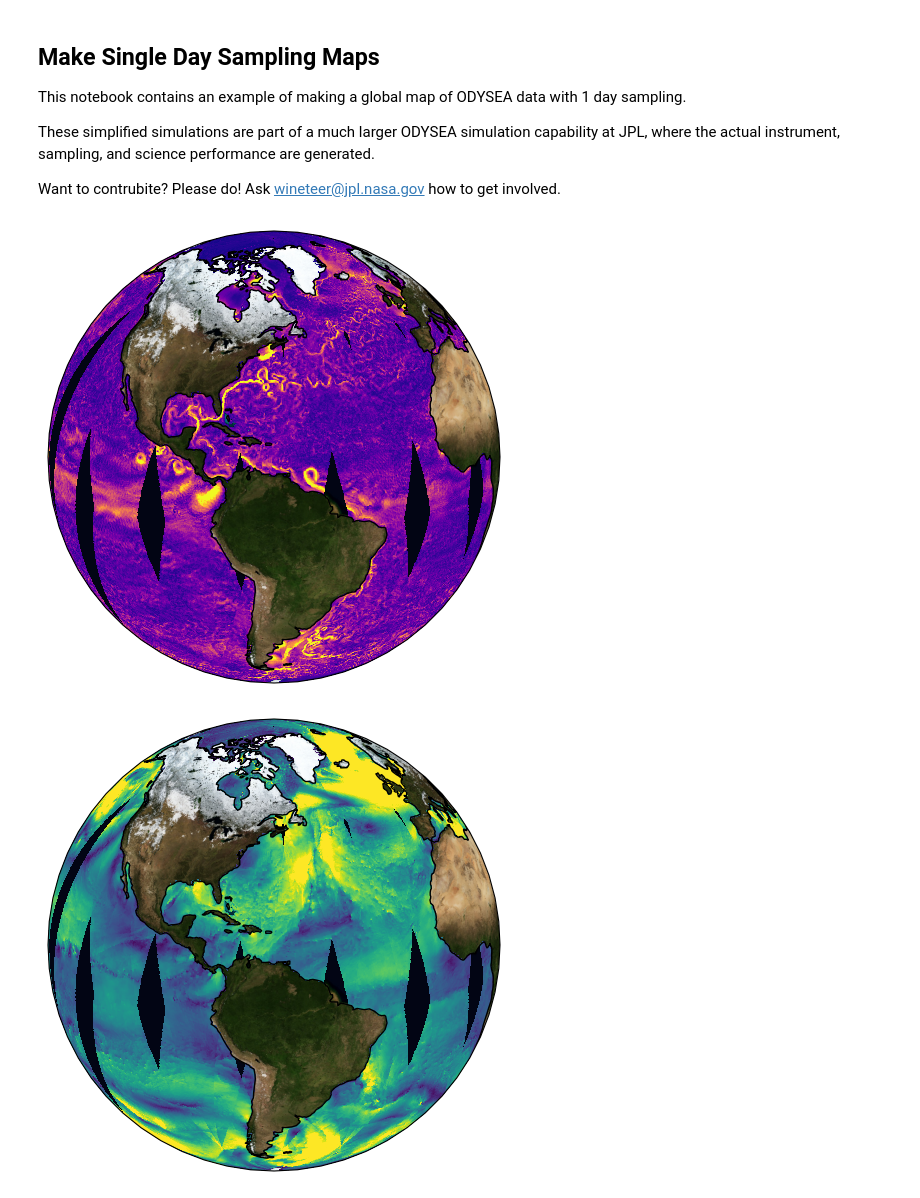
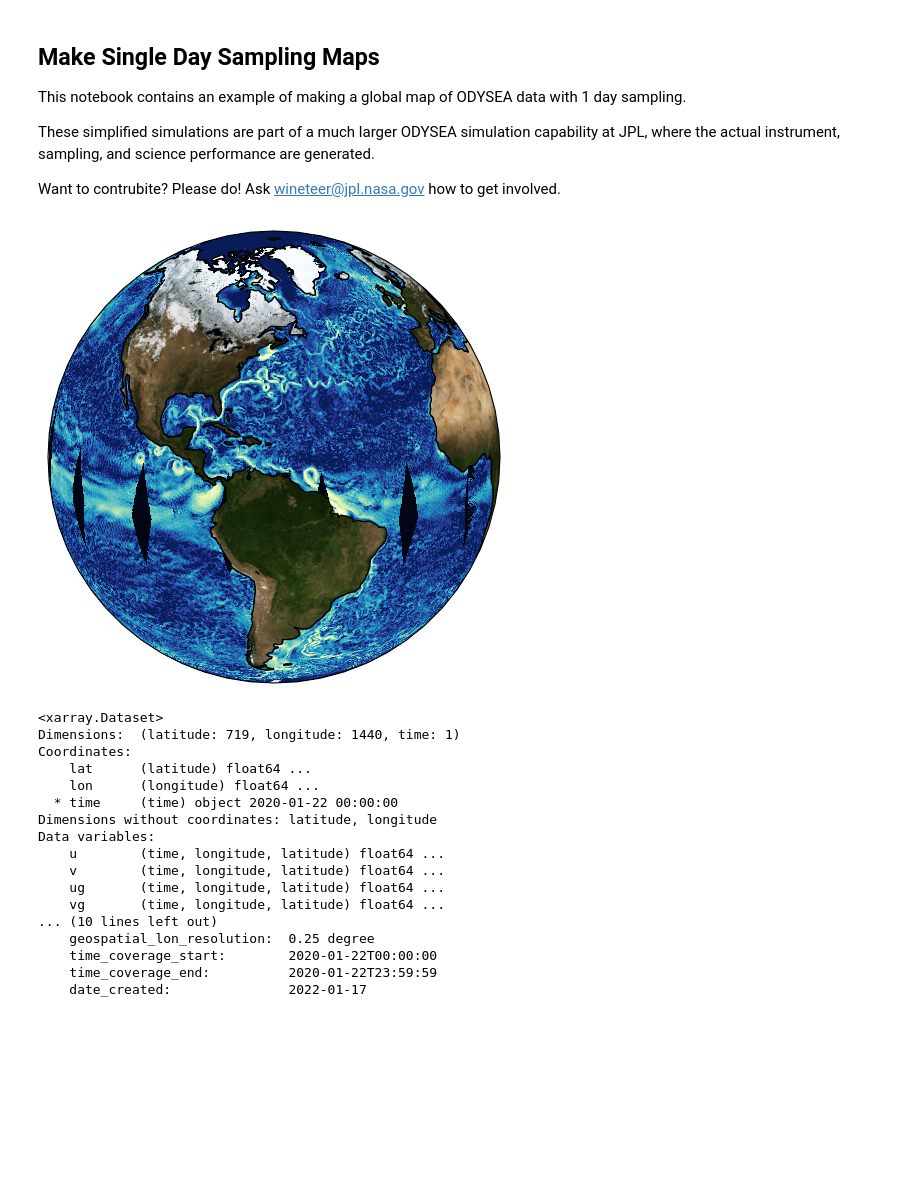
Before and after one commit to awineteer/odysea-science-simulator, a Jupyter notebook: examples/make_globe_maps.ipynb, the cells around one changed output. Drawn from its saved outputs; the diff is of its cells as text; code cells hidden in the pictures; blank space fills up the shorter version.

```diff
--- a/examples/make_globe_maps.ipynb
+++ b/examples/make_globe_maps.ipynb
@@ -30,8 +30,8 @@ matplotlib.rc('text',usetex=False)
 
 matplotlib.rcParams.update({"axes.grid" : True, "grid.color": "black"})
 # %%
-start_time = datetime.datetime.strptime('2020-01-22:12','%Y-%M-%d:%H')
-end_time = datetime.datetime.strptime('2020-01-23:12','%Y-%M-%d:%H')
+start_time = datetime.datetime.strptime('2020-01-22:12','%Y-%m-%d:%H')
+end_time = datetime.datetime.strptime('2020-01-25:12','%Y-%m-%d:%H')
 
 odysea = OdyseaSwath()
 orbits = odysea.getOrbits(start_time = start_time,end_time = end_time,set_azimuth=False)
@@ -47,7 +47,7 @@ for o in orbits:
 
     o = model.colocateSwathCurrents(o)
     o = model.colocateSwathWinds(o)
-
+    break
     u = np.sqrt(o.u_model.values**2 + o.v_model.values**2)
     u10 = o.wind_speed_model.values
 
@@ -56,8 +56,6 @@ for o in orbits:
     us = np.append(us,u)
     u10s = np.append(u10s,u10)
 # %%
-makePlot(lons,lats,us,vmin=0,vmax=1,cblabel='ODYSEA 1-day Surface Current Speed [m/s]',colormap='plasma',figsize=(10,5),bg=True,gridMe=True,globe=True,cb=False)
-makePlot(lons,lats,u10s,vmin=0,vmax=15,cblabel='ODYSEA 1-day Wind Speed [m/s]',colormap='viridis',figsize=(10,5),bg=True,gridMe=True,globe=True,cb=False)
+makePlot(lons,lats,np.log(us),vmin=-2.25,vmax=.5,cblabel='ODYSEA 1-day Surface Current Speed [m/s]',colormap='YlGnBu_r',figsize=(10,5),bg=True,gridMe=True,globe=True,cb=False)
 # %% [output]
-[figure, old version]
+[figure, new version]
-[figure, removed]
@@ -63,0 +64,20 @@ makePlot(lons,lats,u10s,vmin=0,vmax=15,cblabel='ODYSEA 1-day Wind Speed [m/s]',c
+# %%
+oscar
+# %% [output]
+<xarray.Dataset>
+Dimensions:  (latitude: 719, longitude: 1440, time: 1)
+Coordinates:
+    lat      (latitude) float64 ...
+    lon      (longitude) float64 ...
+  * time     (time) object 2020-01-22 00:00:00
+Dimensions without coordinates: latitude, longitude
+Data variables:
+    u        (time, longitude, latitude) float64 ...
+    v        (time, longitude, latitude) float64 ...
+    ug       (time, longitude, latitude) float64 ...
+    vg       (time, longitude, latitude) float64 ...
+... (10 lines left out)
+    geospatial_lon_resolution:  0.25 degree
+    time_coverage_start:        2020-01-22T00:00:00
+    time_coverage_end:          2020-01-22T23:59:59
+    date_created:               2022-01-17
```
Also changed, not shown: parts of 2 cells of this notebook, 25 other files.
